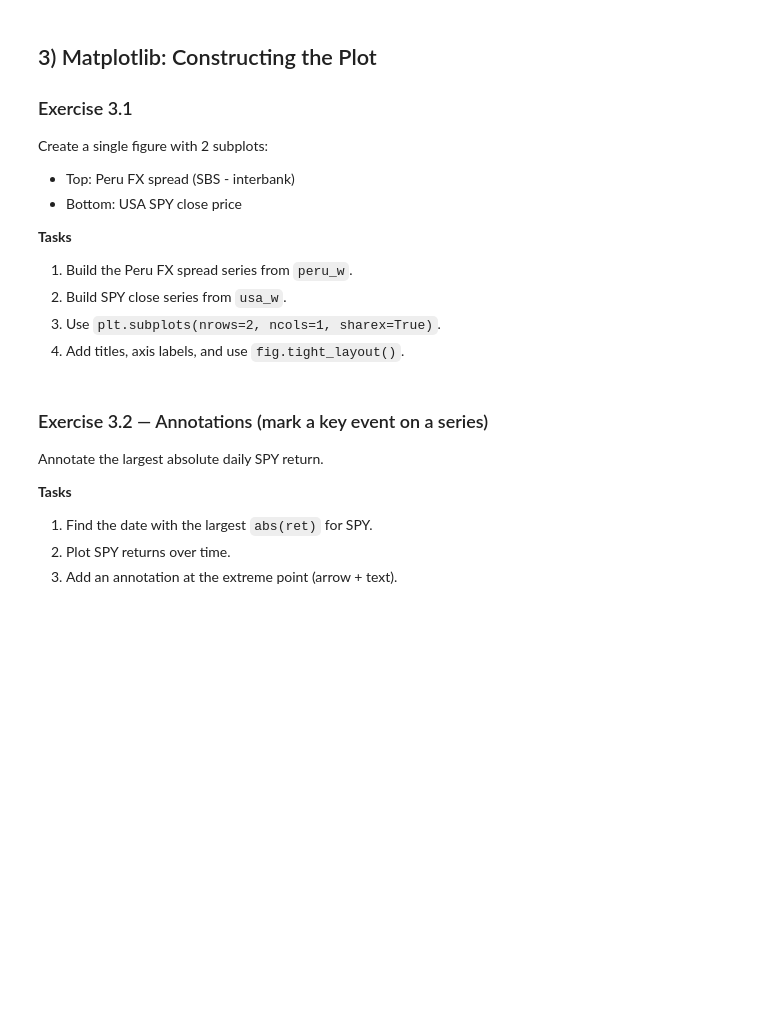
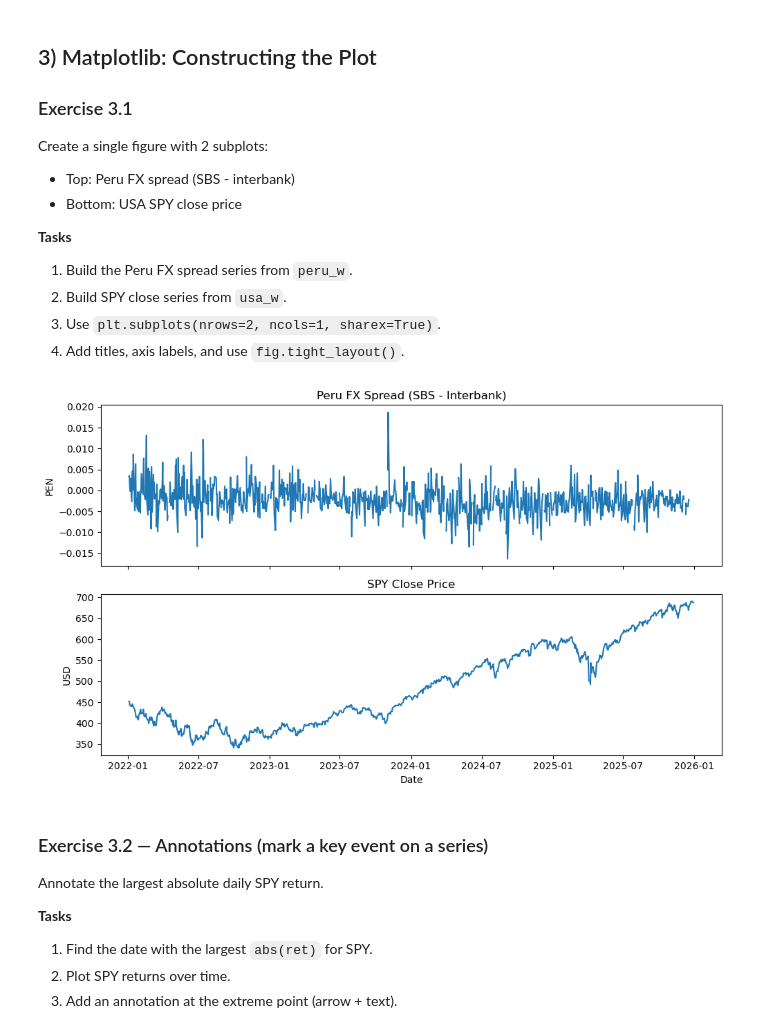
Before and after one commit to anzonyquispe/Python-for-Finance, a Jupyter notebook: homeworks/Assignment_3/Group 8/group_8_ass_3_2026.ipynb, the cells around one changed output. Drawn from its saved outputs; the diff is of its cells as text; code cells hidden in the pictures; blank space fills up the shorter version.

```diff
--- a/homeworks/Assignment_3/Group 8/group_8_ass_3_2026.ipynb
+++ b/homeworks/Assignment_3/Group 8/group_8_ass_3_2026.ipynb
@@ -1026,6 +1026,33 @@ Create a single figure with 2 subplots:
 2. Build SPY close series from `usa_w`.
 3. Use `plt.subplots(nrows=2, ncols=1, sharex=True)`.
 4. Add titles, axis labels, and use `fig.tight_layout()`.
+# %%
+# 1. Build Peru FX spread: SBS - Interbank
+peru_fx_spread = peru_w["fx_sbs"] - peru_w["fx_interbank"]
+
+# 2. Build SPY close price series
+spy_close = usa_raw["SPY"]
+
+# 3. Create subplots
+fig, axes = plt.subplots(nrows=2, ncols=1, sharex=True, figsize=(10, 6))
+
+# Top plot: Peru FX spread
+axes[0].plot(peru_fx_spread.index, peru_fx_spread)
+axes[0].set_title("Peru FX Spread (SBS - Interbank)")
+axes[0].set_ylabel("PEN")
+
+# Bottom plot: SPY close price
+axes[1].plot(spy_close.index, spy_close)
+axes[1].set_title("SPY Close Price")
+axes[1].set_ylabel("USD")
+axes[1].set_xlabel("Date")
+
+# 4. Adjust layout
+fig.tight_layout()
+
+plt.show()
+# %% [output]
+[figure, added]
 # %% [markdown]
 ### Exercise 3.2 — Annotations (mark a key event on a series)
 Annotate the largest absolute daily SPY return.
```
Also changed, not shown: parts of 8 cells of this notebook, 1 other file.
